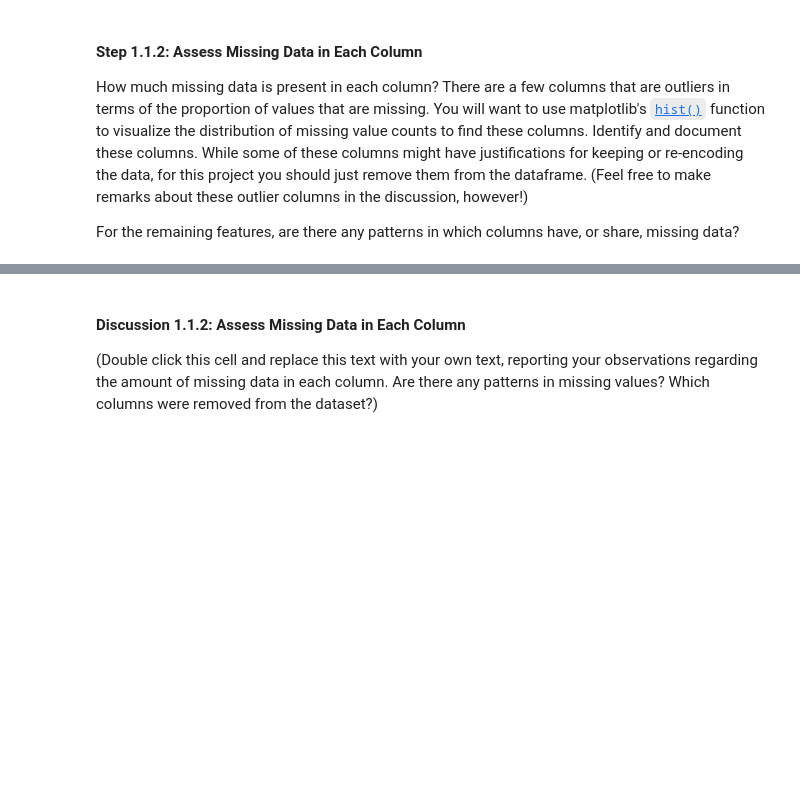
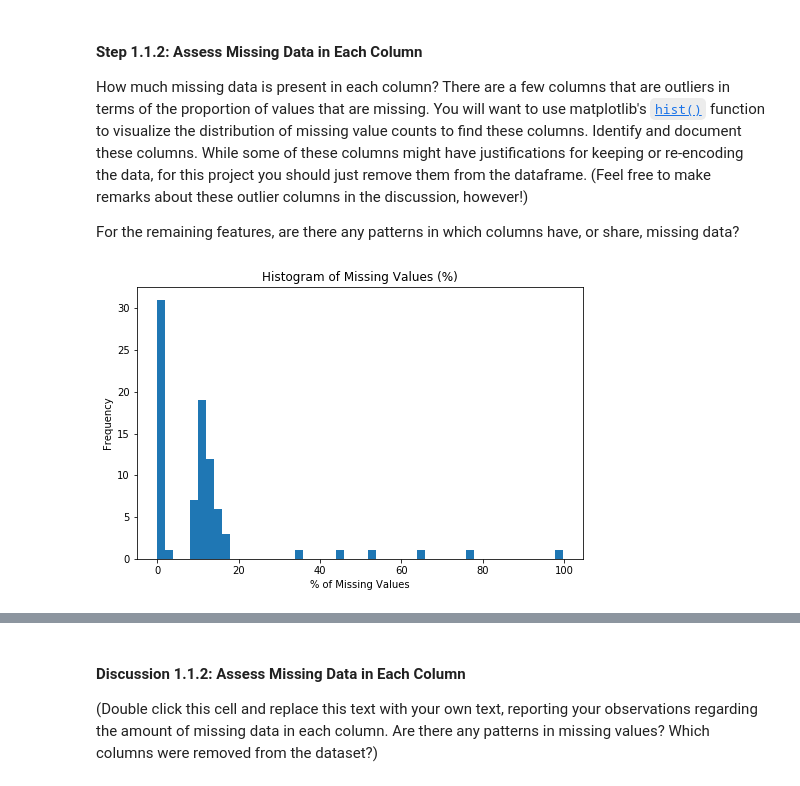
Before and after one commit to sclkan/Identify-Customer-Segments, a Jupyter notebook: Identify_Customer_Segments.ipynb, the cells around one changed output, grey strips where cells are left out. Saved outputs shown, nothing was run; the diff lists cells and outputs as text; code cells hidden in the pictures; blank space fills up the shorter version.

Commit message:
Clean up columns

```diff
--- a/Identify_Customer_Segments.ipynb
+++ b/Identify_Customer_Segments.ipynb
@@ -75,0 +100,23 @@ The fourth column of the feature attributes summary (loaded in above as `feat_in
+# %%
+#Remove entries that do not have any missing/unknown values
+missing = missing.query('missing_or_unknown != "[]"')
+# %%
+#Remove irrelevant columns atm
+missing.drop(['information_level','type'], axis=1, inplace=True)
+
+#Set index
+missing.set_index('attribute', inplace=True)
+
+#Get rid of the brackets and split entries with multiple missing values
+missing.missing_or_unknown = missing.missing_or_unknown.str.replace(r'[\[\]]','').str.split(',')
+# %%
+#Replace any missing/unknown values with Null
+
+for index, value in missing.itertuples():
+    for i in value:
+        #For integers
+        try:
+            clean.loc[clean[index]== int(i), index] = np.nan
+        #For non intergers
+        except:
+            clean.loc[clean[index]== i, index] = np.nan
@@ -80,7 +138,15 @@ How much missing data is present in each column? There are a few columns that ar
 
 For the remaining features, are there any patterns in which columns have, or share, missing data?
 # %%
-# Perform an assessment of how much missing data there is in each column of the
-# dataset.
+# Perform an assessment of how much missing data there is in each column of the dataset
+x = clean.isnull().sum() / clean.shape[0] * 100
+# %%
+plt.figure(figsize=[8,5])
+plt.hist(x, bins=50)
+plt.ylabel('Frequency')
+plt.xlabel('% of Missing Values')
+plt.title('Histogram of Missing Values (%)');
+# %% [output]
+[figure, added]
 # %%
 # Investigate patterns in the amount of missing data in each column.
```
Also changed, not shown: parts of 11 cells of this notebook.
